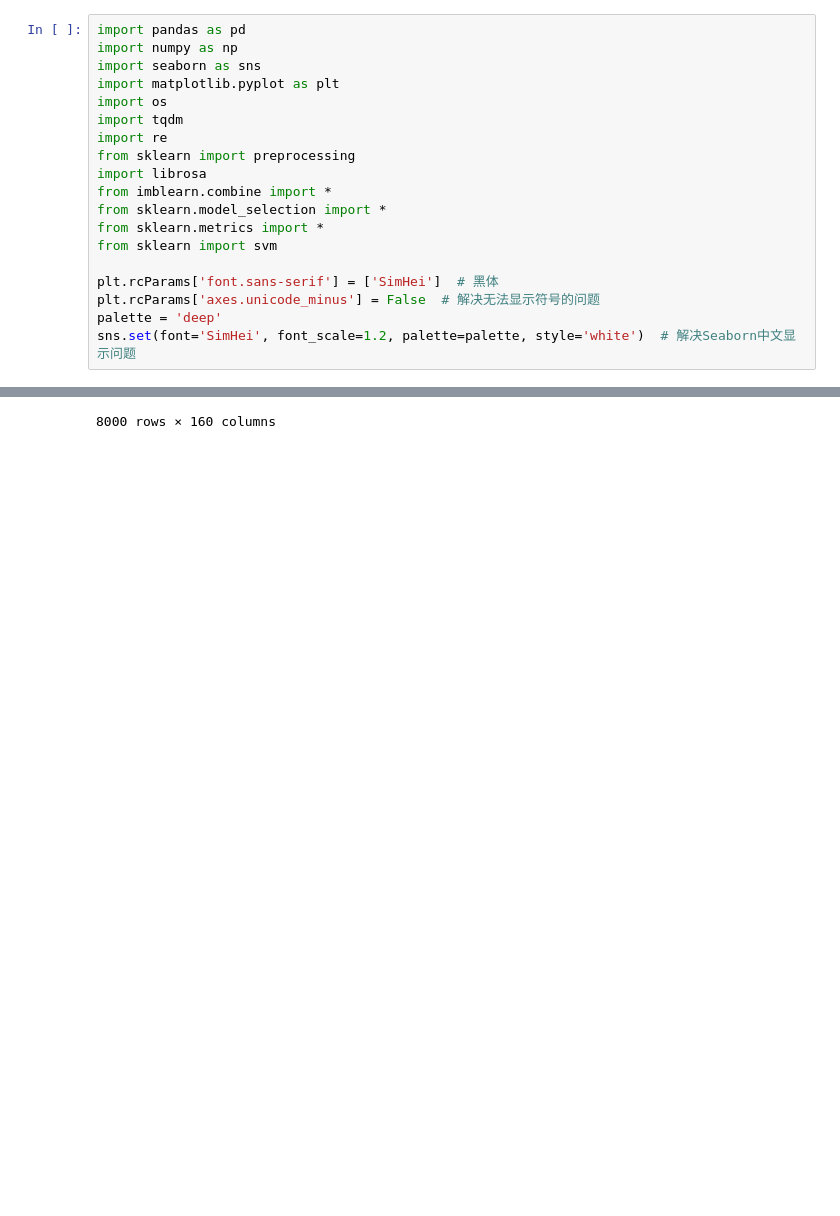
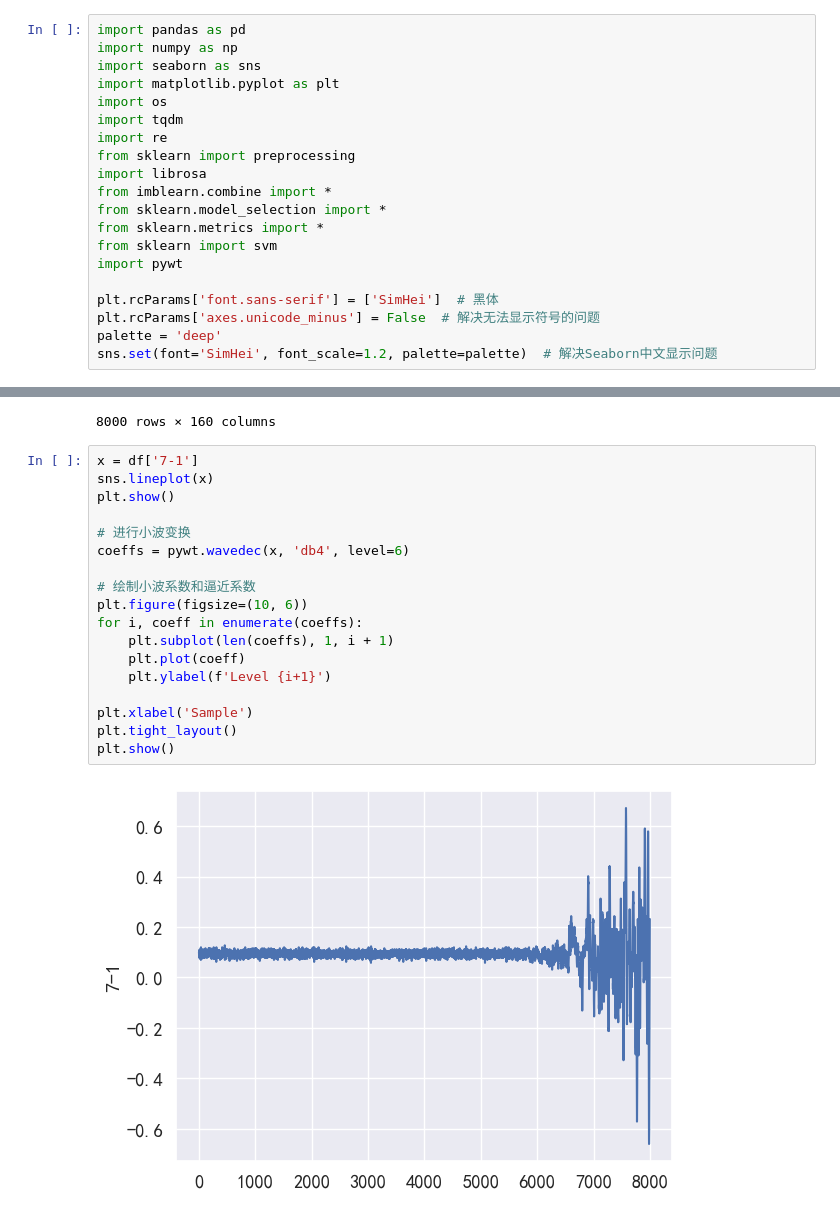
Before and after one commit to james-curtis/2023.tfmcm.com, a Jupyter notebook: T2/main.ipynb, the cells around one changed output, grey strips where cells are left out. Cells and saved outputs as stored; diff of their text form; blank space fills up the shorter version.

```diff
--- a/T2/main.ipynb
+++ b/T2/main.ipynb
@@ -12,11 +12,12 @@ from imblearn.combine import *
 from sklearn.model_selection import *
 from sklearn.metrics import *
 from sklearn import svm
+import pywt
 
 plt.rcParams['font.sans-serif'] = ['SimHei']  # 黑体
 plt.rcParams['axes.unicode_minus'] = False  # 解决无法显示符号的问题
 palette = 'deep'
-sns.set(font='SimHei', font_scale=1.2, palette=palette, style='white')  # 解决Seaborn中文显示问题
+sns.set(font='SimHei', font_scale=1.2, palette=palette)  # 解决Seaborn中文显示问题
 # %%
 from util import load
 
@@ -37,3 +38,23 @@ df
 | 7998 | -2.935732 | -0.888954 | -0.528132 | 0.284164 | 0.943457 | 0.712382 | 0.149862 | -0.014108 | 0.181735 | -0.082953 | ... | ... |
 | 7999 | -2.460470 | -1.931161 | -1.347678 | 0.463791 | 0.778332 | 0.655313 | 0.061453 | -0.024399 | 0.222900 | -0.043660 | ... | ... |
 8000 rows × 160 columns
+# %%
+x = df['7-1']
+sns.lineplot(x)
+plt.show()
+
+# 进行小波变换
+coeffs = pywt.wavedec(x, 'db4', level=6)
+
+# 绘制小波系数和逼近系数
+plt.figure(figsize=(10, 6))
+for i, coeff in enumerate(coeffs):
+    plt.subplot(len(coeffs), 1, i + 1)
+    plt.plot(coeff)
+    plt.ylabel(f'Level {i+1}')
+
+plt.xlabel('Sample')
+plt.tight_layout()
+plt.show()
+# %% [output]
+[figure, added]
```
Also changed, not shown: parts of 1 cell of this notebook, 2 other files.
